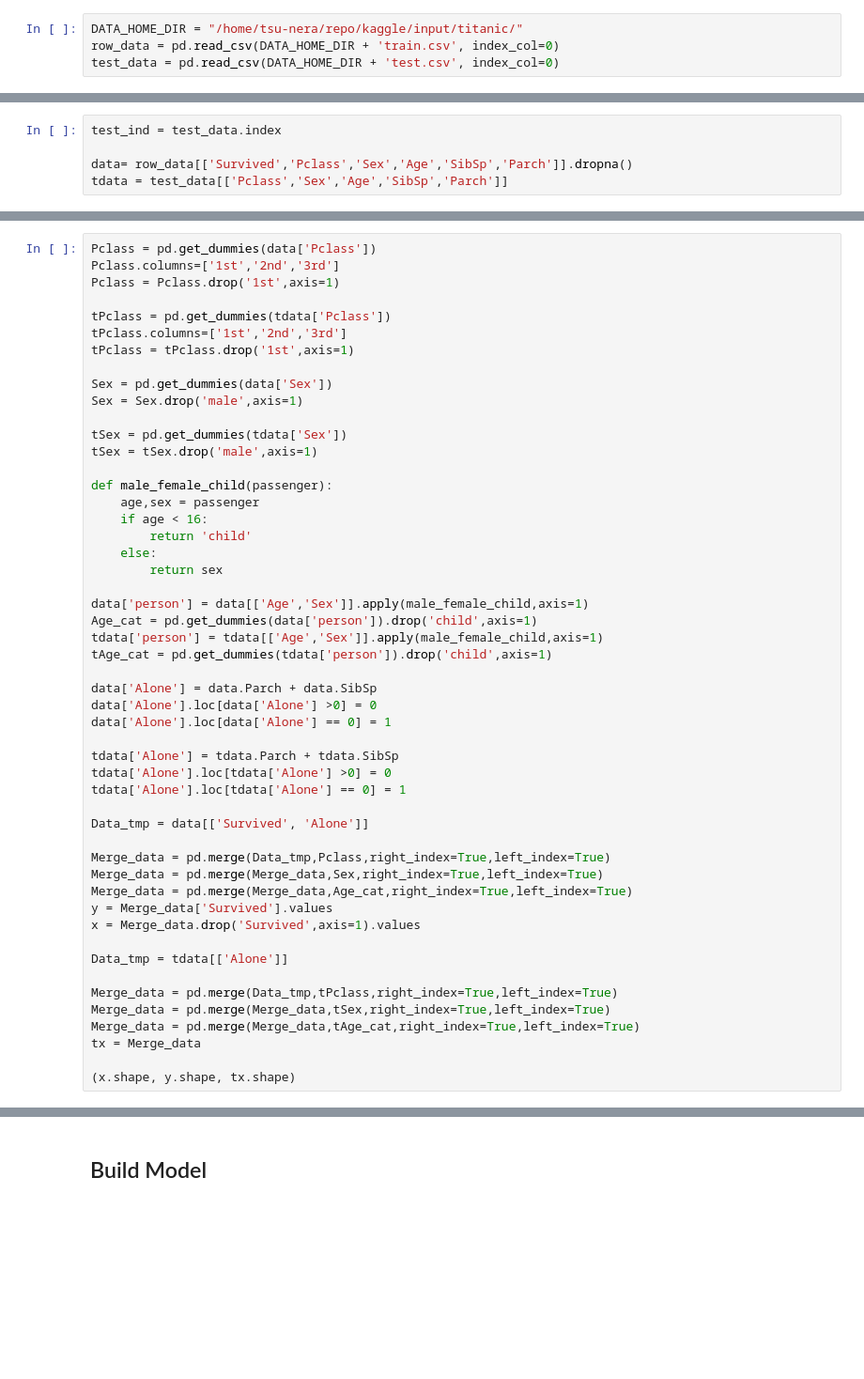
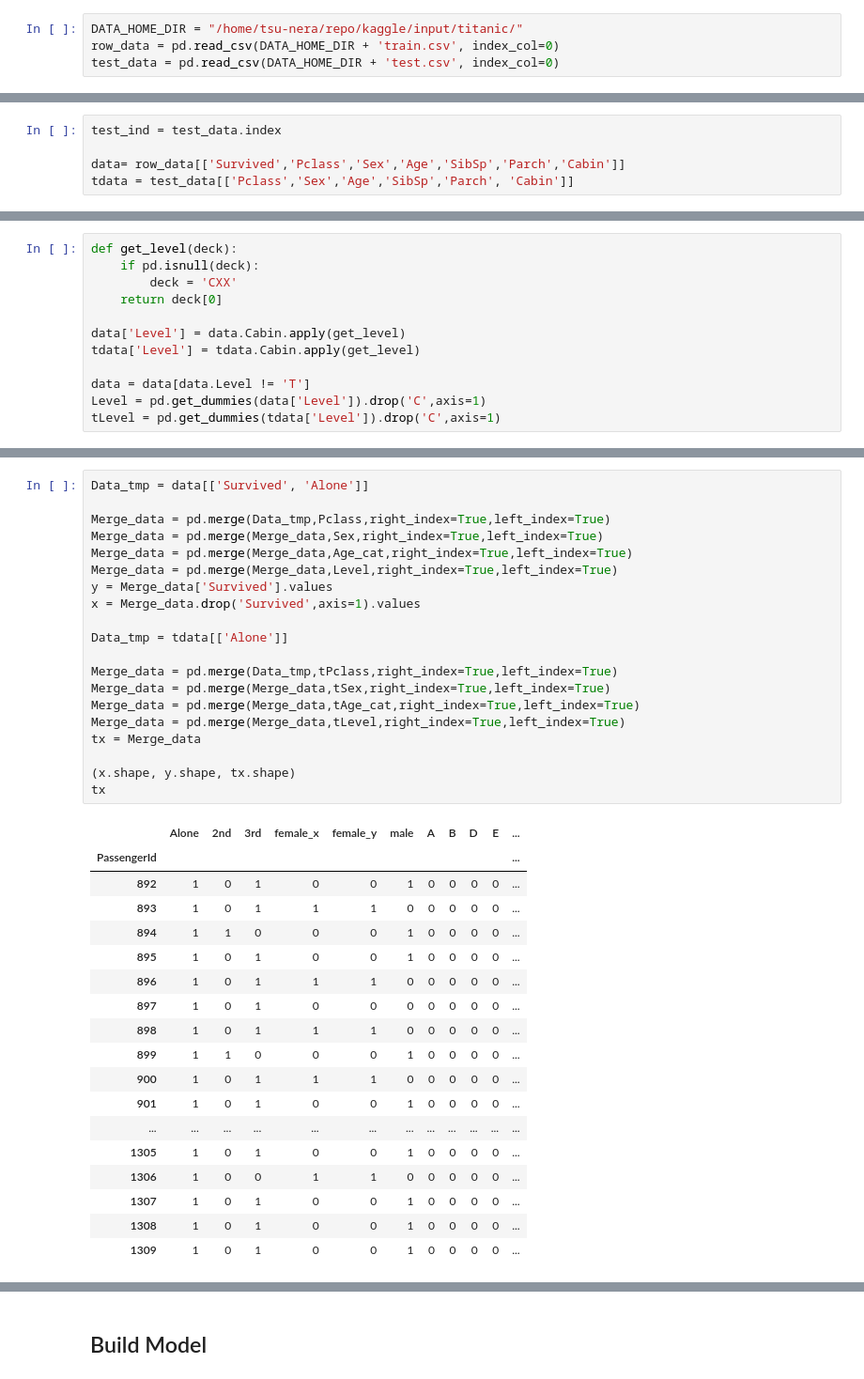
Before and after one commit to tsu-nera/kaggle, a Jupyter notebook: titanic/titanic-keras-nn2.ipynb, the cells around one changed output, grey strips where cells are left out. Shown: that part at 94% size. Drawn from its saved outputs; the diff is of its cells as text; blank space fills up the shorter version.

```diff
--- a/titanic/titanic-keras-nn2.ipynb
+++ b/titanic/titanic-keras-nn2.ipynb
@@ -19,5 +39,5 @@ test_data = pd.read_csv(DATA_HOME_DIR + 'test.csv', index_col=0)
 # %%
 test_ind = test_data.index
 
-data= row_data[['Survived','Pclass','Sex','Age','SibSp','Parch']].dropna()
-tdata = test_data[['Pclass','Sex','Age','SibSp','Parch']]
+data= row_data[['Survived','Pclass','Sex','Age','SibSp','Parch','Cabin']]
+tdata = test_data[['Pclass','Sex','Age','SibSp','Parch', 'Cabin']]
@@ -23,0 +106,12 @@ tdata = test_data[['Pclass','Sex','Age','SibSp','Parch']]
+# %%
+def get_level(deck):
+    if pd.isnull(deck):
+        deck = 'CXX'
+    return deck[0]
+
+data['Level'] = data.Cabin.apply(get_level)
+tdata['Level'] = tdata.Cabin.apply(get_level)
+
+data = data[data.Level != 'T']
+Level = pd.get_dummies(data['Level']).drop('C',axis=1)
+tLevel = pd.get_dummies(tdata['Level']).drop('C',axis=1)
@@ -24,52 +146,39 @@ tdata = test_data[['Pclass','Sex','Age','SibSp','Parch']]
 # %%
-Pclass = pd.get_dummies(data['Pclass'])
-Pclass.columns=['1st','2nd','3rd']
-Pclass = Pclass.drop('1st',axis=1)
-
-tPclass = pd.get_dummies(tdata['Pclass'])
-tPclass.columns=['1st','2nd','3rd']
-tPclass = tPclass.drop('1st',axis=1)
-
-Sex = pd.get_dummies(data['Sex'])
-Sex = Sex.drop('male',axis=1)
-
-tSex = pd.get_dummies(tdata['Sex'])
-tSex = tSex.drop('male',axis=1)
-
-def male_female_child(passenger):
-    age,sex = passenger
-    if age < 16:
-        return 'child'
-    else:
-        return sex
-
-data['person'] = data[['Age','Sex']].apply(male_female_child,axis=1)
-Age_cat = pd.get_dummies(data['person']).drop('child',axis=1)
-tdata['person'] = tdata[['Age','Sex']].apply(male_female_child,axis=1)
-tAge_cat = pd.get_dummies(tdata['person']).drop('child',axis=1)
-
-data['Alone'] = data.Parch + data.SibSp
-data['Alone'].loc[data['Alone'] >0] = 0
-data['Alone'].loc[data['Alone'] == 0] = 1
-
-tdata['Alone'] = tdata.Parch + tdata.SibSp
-tdata['Alone'].loc[tdata['Alone'] >0] = 0
-tdata['Alone'].loc[tdata['Alone'] == 0] = 1
-
 Data_tmp = data[['Survived', 'Alone']]
 
 Merge_data = pd.merge(Data_tmp,Pclass,right_index=True,left_index=True)
 Merge_data = pd.merge(Merge_data,Sex,right_index=True,left_index=True)
 Merge_data = pd.merge(Merge_data,Age_cat,right_index=True,left_index=True)
+Merge_data = pd.merge(Merge_data,Level,right_index=True,left_index=True)
 y = Merge_data['Survived'].values
 x = Merge_data.drop('Survived',axis=1).values
 
 Data_tmp = tdata[['Alone']]
 
 Merge_data = pd.merge(Data_tmp,tPclass,right_index=True,left_index=True)
 Merge_data = pd.merge(Merge_data,tSex,right_index=True,left_index=True)
 Merge_data = pd.merge(Merge_data,tAge_cat,right_index=True,left_index=True)
+Merge_data = pd.merge(Merge_data,tLevel,right_index=True,left_index=True)
 tx = Merge_data
 
 (x.shape, y.shape, tx.shape)
+tx
 # %% [output]
+|  | Alone | 2nd | 3rd | female_x | female_y | male | A | B | D | E | ... |
+| PassengerId |  |  |  |  |  |  |  |  |  |  | ... |
+| 892 | 1 | 0 | 1 | 0 | 0 | 1 | 0 | 0 | 0 | 0 | ... |
+| 893 | 1 | 0 | 1 | 1 | 1 | 0 | 0 | 0 | 0 | 0 | ... |
+| 894 | 1 | 1 | 0 | 0 | 0 | 1 | 0 | 0 | 0 | 0 | ... |
+| 895 | 1 | 0 | 1 | 0 | 0 | 1 | 0 | 0 | 0 | 0 | ... |
+| 896 | 1 | 0 | 1 | 1 | 1 | 0 | 0 | 0 | 0 | 0 | ... |
+| 897 | 1 | 0 | 1 | 0 | 0 | 0 | 0 | 0 | 0 | 0 | ... |
+| 898 | 1 | 0 | 1 | 1 | 1 | 0 | 0 | 0 | 0 | 0 | ... |
+| 899 | 1 | 1 | 0 | 0 | 0 | 1 | 0 | 0 | 0 | 0 | ... |
+| 900 | 1 | 0 | 1 | 1 | 1 | 0 | 0 | 0 | 0 | 0 | ... |
+| 901 | 1 | 0 | 1 | 0 | 0 | 1 | 0 | 0 | 0 | 0 | ... |
+| ... | ... | ... | ... | ... | ... | ... | ... | ... | ... | ... | ... |
+| 1305 | 1 | 0 | 1 | 0 | 0 | 1 | 0 | 0 | 0 | 0 | ... |
+| 1306 | 1 | 0 | 0 | 1 | 1 | 0 | 0 | 0 | 0 | 0 | ... |
+| 1307 | 1 | 0 | 1 | 0 | 0 | 1 | 0 | 0 | 0 | 0 | ... |
+| 1308 | 1 | 0 | 1 | 0 | 0 | 1 | 0 | 0 | 0 | 0 | ... |
+| 1309 | 1 | 0 | 1 | 0 | 0 | 1 | 0 | 0 | 0 | 0 | ... |
```
Also changed, not shown: parts of 9 cells of this notebook, 3 other files.
